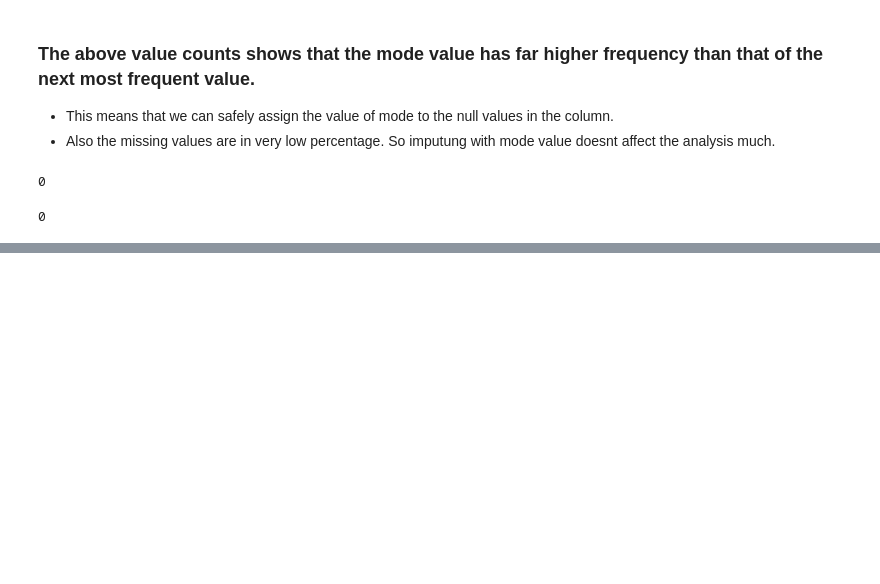
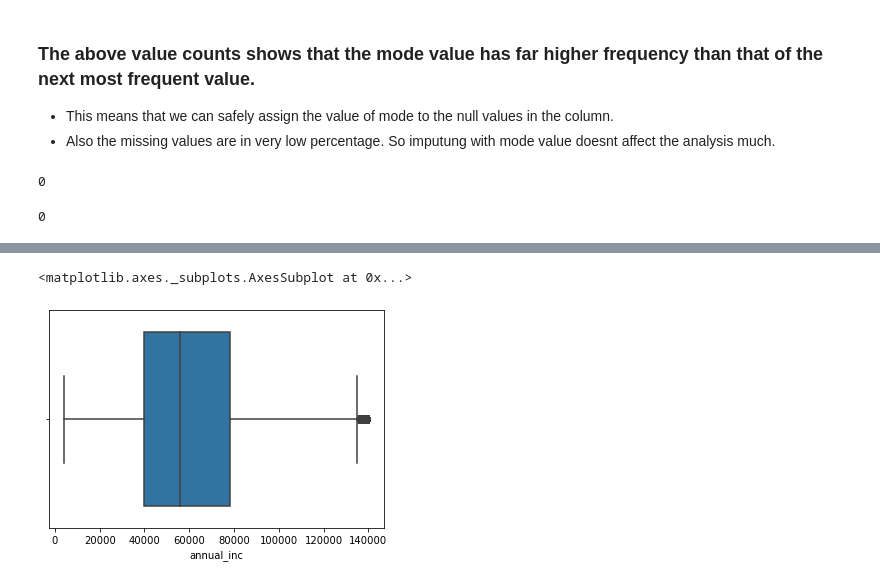
Before and after one commit to anuragsngh517/Lending_Club_Case_Study, a Jupyter notebook: AnuragLendingClubCaseStudy.ipynb, the cells around one changed output, grey strips where cells are left out. Cells and saved outputs as stored; diff of their text form; code cells hidden in the pictures; blank space fills up the shorter version.

```diff
--- a/AnuragLendingClubCaseStudy.ipynb
+++ b/AnuragLendingClubCaseStudy.ipynb
@@ -177,0 +228,8 @@ loan_data.revol_util.isna().sum()
+# %%
+per_95_annual_inc = loan_data['annual_inc'].quantile(0.95)
+loan_data = loan_data[loan_data.annual_inc <= per_95_annual_inc]
+# %%
+sns.boxplot(loan_data.annual_inc)
+# %% [output]
+<matplotlib.axes._subplots.AxesSubplot at 0x...>
+[figure, added]
```
Also changed, not shown: parts of 16 cells of this notebook.
